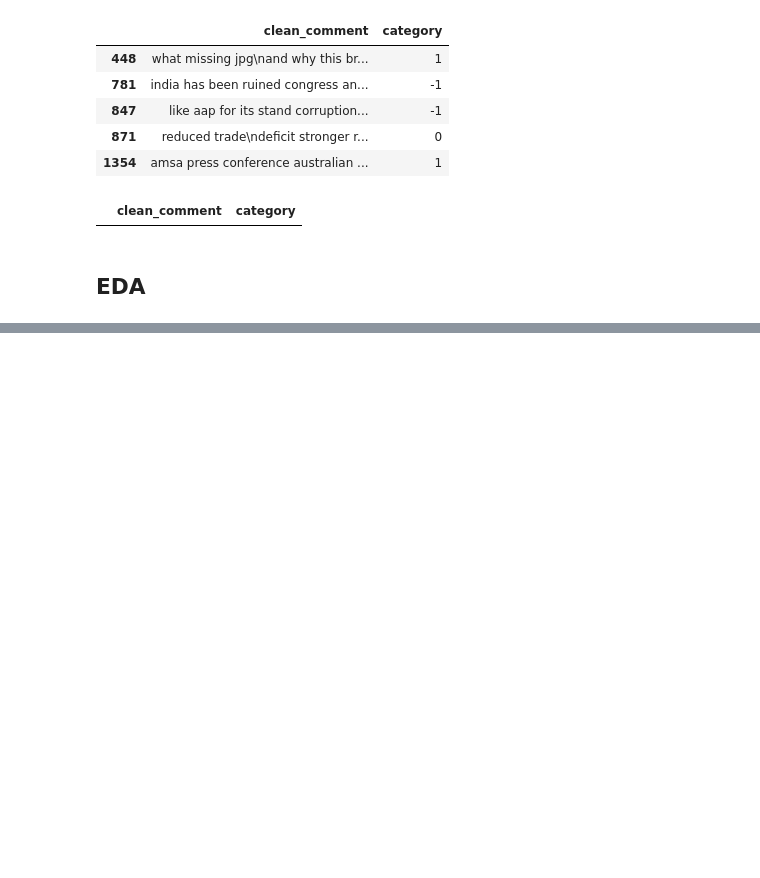
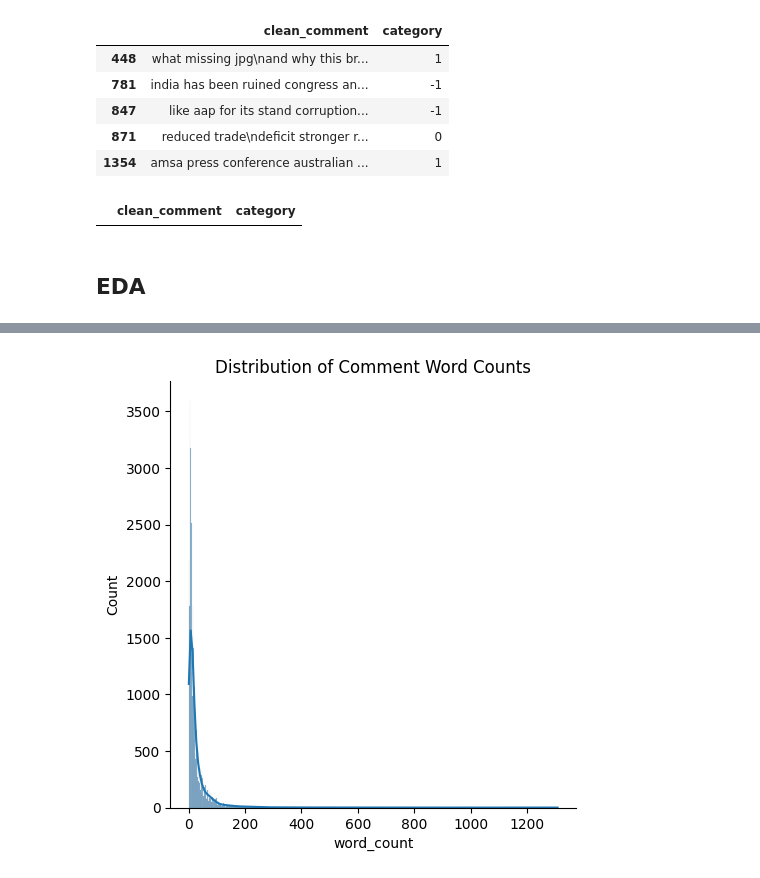
Before and after one commit to Jaspreetkhokhar12/Youtube_Comment_Analyzer, a Jupyter notebook: PreProcessing_EDA.ipynb, the cells around one changed output, grey strips where cells are left out. Saved outputs shown, nothing was run; the diff lists cells and outputs as text; code cells hidden in the pictures; blank space fills up the shorter version.

```diff
--- a/PreProcessing_EDA.ipynb
+++ b/PreProcessing_EDA.ipynb
@@ -210,0 +251,4 @@ comments_with_newline_remaining
+# %%
+# Add a new column 'word_count' that stores the number of words in each comment
+# This is calculated by splitting each comment string on spaces and measuring the length of the resulting list
+df['word_count'] = df['clean_comment'].apply(lambda x: len(x.split()))
@@ -210,0 +284,16 @@ comments_with_newline_remaining
+# %%
+# Plotting the distribution of word counts in comments
+# kde=True adds a smooth curve (Kernel Density Estimate) to visualize the distribution shape
+# This helps in identifying skewness and concentration of values
+
+sns.displot(df['word_count'], kde=True, height=5, aspect=1)
+
+# Set titles and labels for clarity
+plt.title('Distribution of Comment Word Counts')
+plt.xlabel('word_count')
+plt.ylabel('Count')
+
+# Show the plot
+plt.show()
+# %% [output]
+[figure, added]
```
Also changed, not shown: parts of 50 cells of this notebook.
